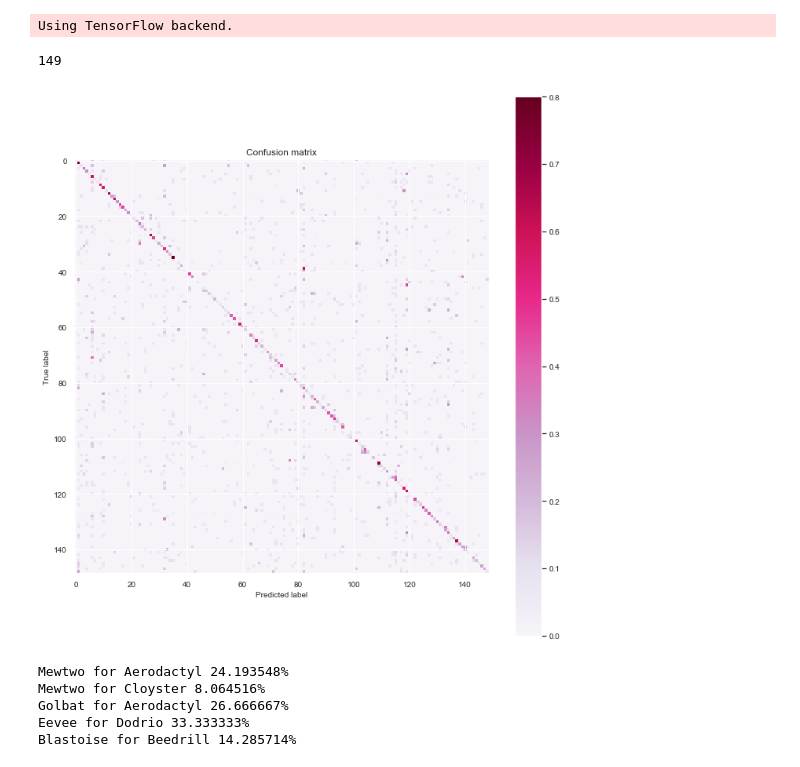
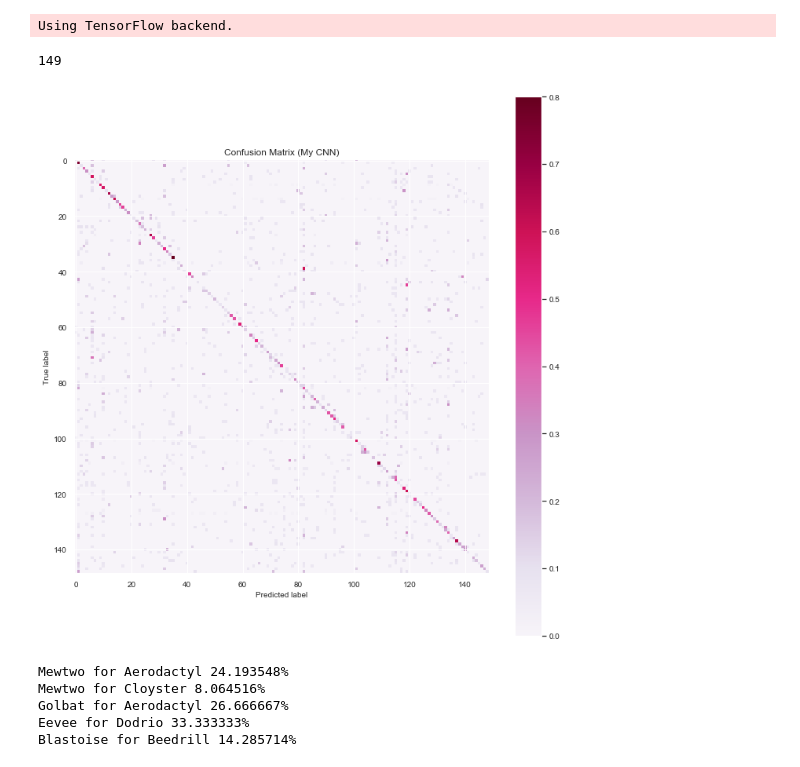
Before and after one commit to NJacobsohn/Whos_That_Pokemon, a Jupyter notebook: notebooks/data_visualization.ipynb, the cells around one changed output. Drawn from its saved outputs; the diff is of its cells as text; code cells hidden in the pictures.

Commit message:
updated image titles and minor xception code documentation

```diff
--- a/notebooks/data_visualization.ipynb
+++ b/notebooks/data_visualization.ipynb
@@ -47,12 +47,12 @@ def plot_confusion_matrix(cm, classes,
     ax.set_xlabel('Predicted label')
 # %%
 sze = 149
-plot_confusion_matrix(cm_my_model[:sze,:sze], class_names[:sze], cmap=plt.cm.PuRd)
+plot_confusion_matrix(cm_my_model[:sze,:sze], class_names[:sze], title="Confusion Matrix (My CNN)", cmap=plt.cm.PuRd)
 plt.tight_layout()
 #plt.savefig("../img/my_cnn_cm.png", dpi=200)
 # %% [output]
 149
-[figure, old version]
+[figure, new version]
 # %%
 from heapq import nlargest
 from collections import defaultdict
```
Also changed, not shown: parts of 1 cell of this notebook, 3 other files.
